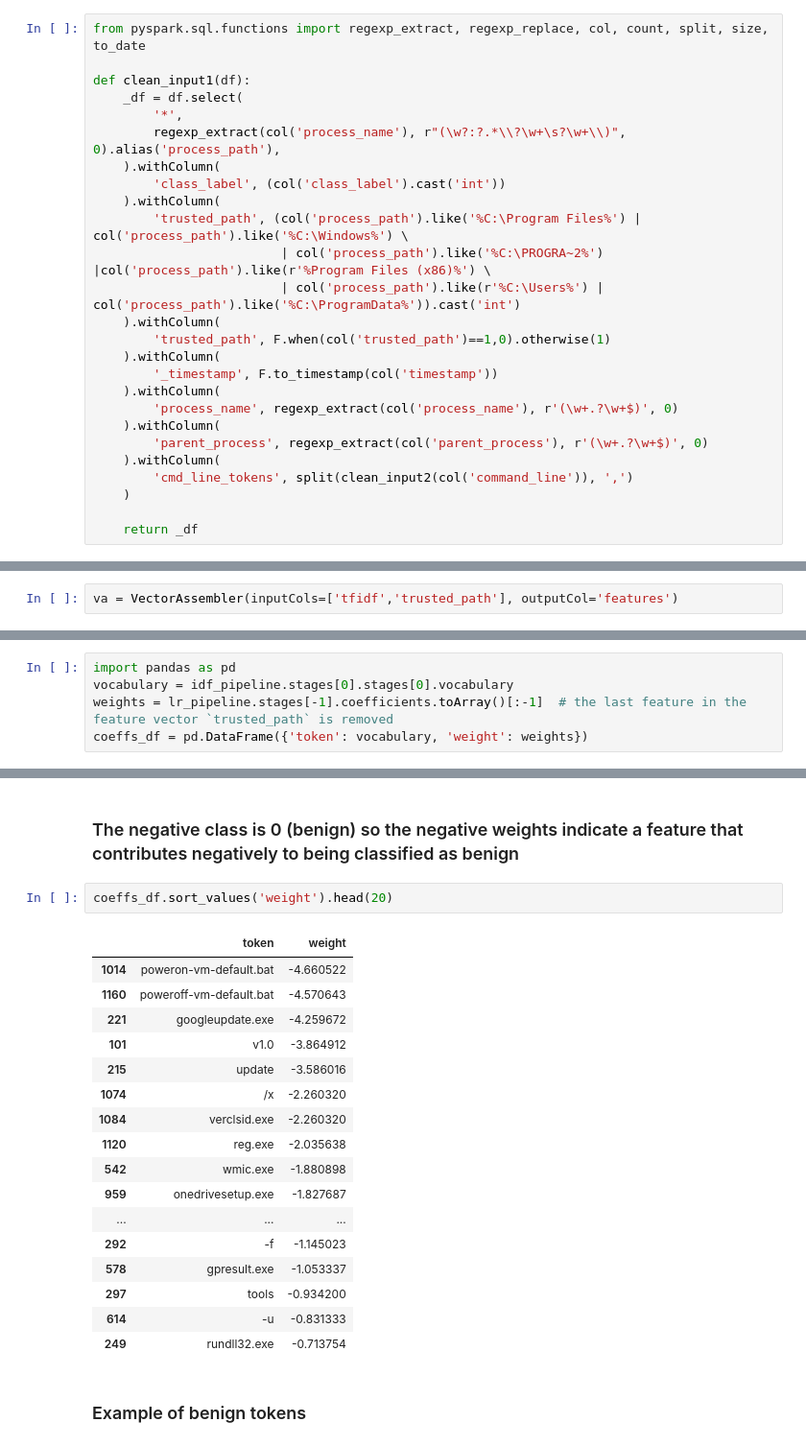
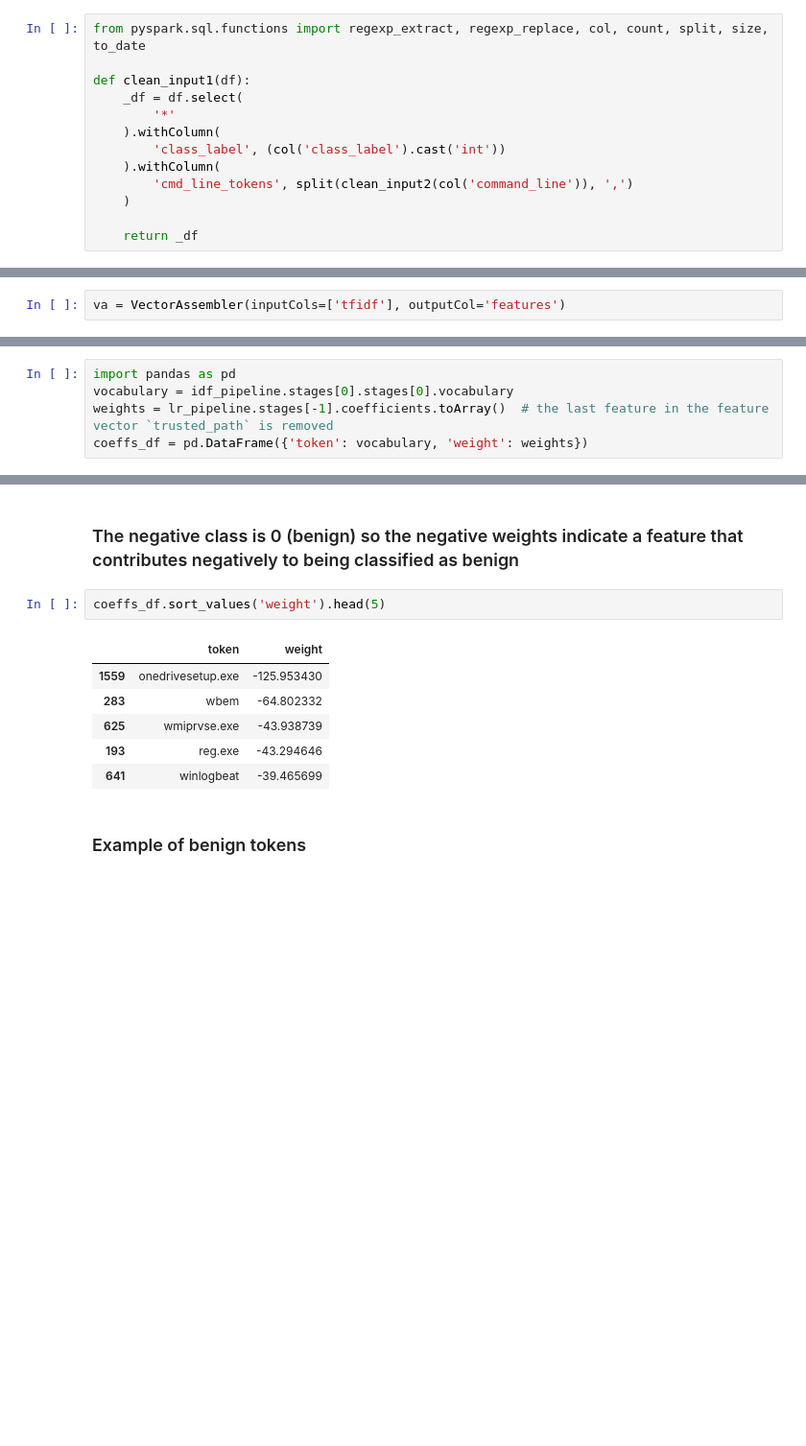
Before and after one commit to asoa/Windows-Process-Classifier, a Jupyter notebook: logistic_regression.ipynb, the cells around one changed output, grey strips where cells are left out. Shown: that part at 96% size. Cells and saved outputs as stored; diff of their text form; blank space fills up the shorter version.

```diff
--- a/logistic_regression.ipynb
+++ b/logistic_regression.ipynb
@@ -145,31 +145,18 @@ def clean_input2(s):
     """, re.VERBOSE)
 
     return ','.join([x.lower() for x in re.sub(pattern, ' ', s).split() if x.lower() not in common_strings and len(x) >= 2])
-# %%
-from pyspark.sql.functions import regexp_extract, regexp_replace, col, count, split, size, to_date
-
-def clean_input1(df):
-    _df = df.select(
-        '*',
-        regexp_extract(col('process_name'), r"(\w?:?.*\\?\w+\s?\w+\\)", 0).alias('process_path'),
-    ).withColumn(
-        'class_label', (col('class_label').cast('int'))
-    ).withColumn(
-        'trusted_path', (col('process_path').like('%C:\Program Files%') | col('process_path').like('%C:\Windows%') \
-                         | col('process_path').like('%C:\PROGRA~2%') |col('process_path').like(r'%Program Files (x86)%') \
-                         | col('process_path').like(r'%C:\Users%') | col('process_path').like('%C:\ProgramData%')).cast('int')
-    ).withColumn(
-        'trusted_path', F.when(col('trusted_path')==1,0).otherwise(1)
-    ).withColumn(
-        '_timestamp', F.to_timestamp(col('timestamp'))
-    ).withColumn(
-        'process_name', regexp_extract(col('process_name'), r'(\w+.?\w+$)', 0)
-    ).withColumn(
-        'parent_process', regexp_extract(col('parent_process'), r'(\w+.?\w+$)', 0)
-    ).withColumn(
-        'cmd_line_tokens', split(clean_input2(col('command_line')), ',')
-    )
-
-    return _df
+# %%
+from pyspark.sql.functions import regexp_extract, regexp_replace, col, count, split, size, to_date
+
+def clean_input1(df):
+    _df = df.select(
+        '*'
+    ).withColumn(
+        'class_label', (col('class_label').cast('int'))
+    ).withColumn(
+        'cmd_line_tokens', split(clean_input2(col('command_line')), ',')
+    )
+
+    return _df
 # %%
 resampled_df = clean_input1(resampled_df)
@@ -224,7 +215,7 @@ idf_pipeline = Pipeline(stages=[
     cv_pipeline, feature.IDF(inputCol='tf', outputCol='tfidf')
 ]).fit(training_df)
 # %%
-va = VectorAssembler(inputCols=['tfidf','trusted_path'], outputCol='features')
+va = VectorAssembler(inputCols=['tfidf'], outputCol='features')
 # %% [markdown]
 # Modeling
 ---
@@ -241,7 +232,7 @@ lr_pipeline = Pipeline(stages=[
 # %%
 import pandas as pd
 vocabulary = idf_pipeline.stages[0].stages[0].vocabulary
-weights = lr_pipeline.stages[-1].coefficients.toArray()[:-1]  # the last feature in the feature vector `trusted_path` is removed
+weights = lr_pipeline.stages[-1].coefficients.toArray()  # the last feature in the feature vector `trusted_path` is removed
 coeffs_df = pd.DataFrame({'token': vocabulary, 'weight': weights})
 # %% [markdown]
 ### Inference
@@ -295,24 +286,13 @@ only showing top 5 rows
 # %% [markdown]
 ### The negative class is 0 (benign) so the negative weights indicate a feature that contributes negatively to being classified as benign
 # %%
-coeffs_df.sort_values('weight').head(20)
+coeffs_df.sort_values('weight').head(5)
 # %% [output]
 |  | token | weight |
-| 1014 | poweron-vm-default.bat | -4.660522 |
-| 1160 | poweroff-vm-default.bat | -4.570643 |
-| 221 | googleupdate.exe | -4.259672 |
-| 101 | v1.0 | -3.864912 |
-| 215 | update | -3.586016 |
-| 1074 | /x | -2.260320 |
-| 1084 | verclsid.exe | -2.260320 |
-| 1120 | reg.exe | -2.035638 |
-| 542 | wmic.exe | -1.880898 |
-| 959 | onedrivesetup.exe | -1.827687 |
-| ... | ... | ... |
-| 292 | -f | -1.145023 |
-| 578 | gpresult.exe | -1.053337 |
-| 297 | tools | -0.934200 |
-| 614 | -u | -0.831333 |
-| 249 | rundll32.exe | -0.713754 |
+| 1559 | onedrivesetup.exe | -125.953430 |
+| 283 | wbem | -64.802332 |
+| 625 | wmiprvse.exe | -43.938739 |
+| 193 | reg.exe | -43.294646 |
+| 641 | winlogbeat | -39.465699 |
 # %% [markdown]
 ### Example of benign tokens
```
Also changed, not shown: parts of 28 cells of this notebook, 4 other files.
